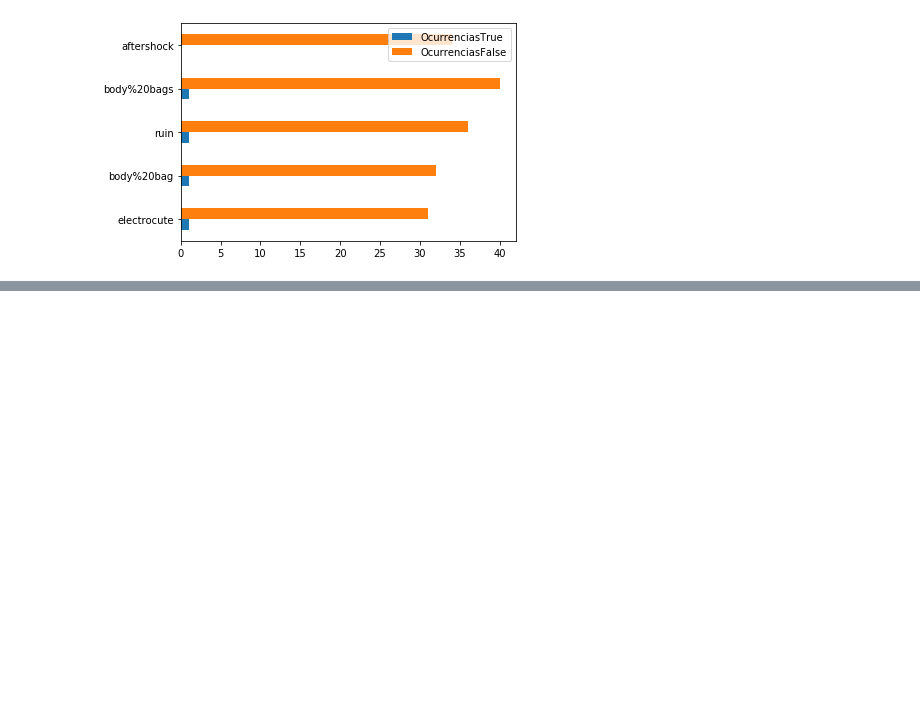
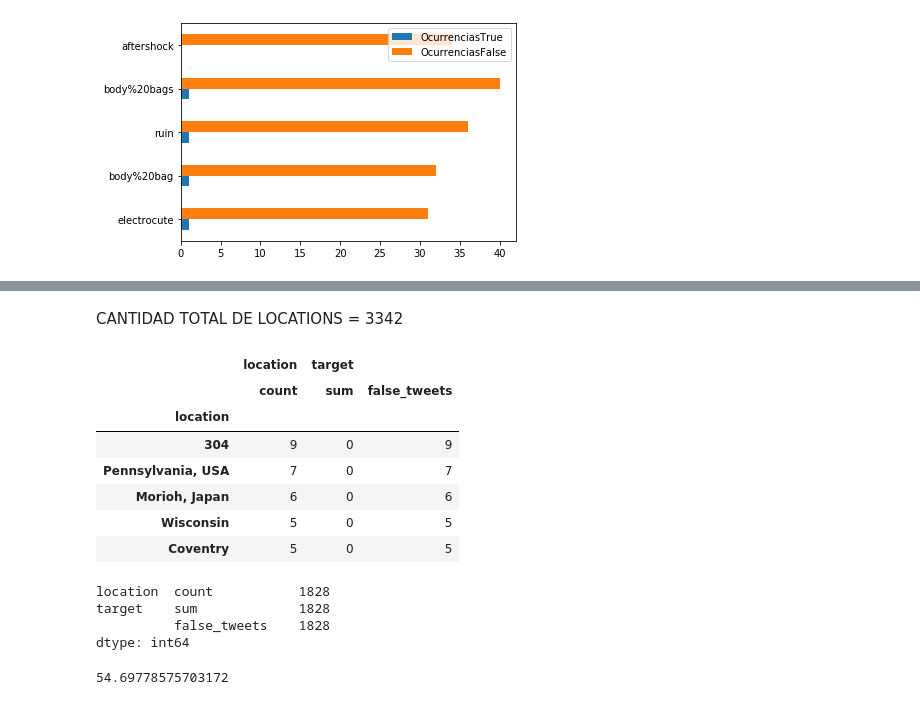
Before and after one commit to NicoGarofalo/TPDatos, a Jupyter notebook: TP1.ipynb, the cells around one changed output, grey strips where cells are left out. Saved outputs shown, nothing was run; the diff lists cells and outputs as text; code cells hidden in the pictures; blank space fills up the shorter version.

```diff
--- a/TP1.ipynb
+++ b/TP1.ipynb
@@ -300,0 +355,29 @@ ax = df.plot.barh()
+# %% [markdown]
+ CANTIDAD TOTAL DE LOCATIONS = 3342
+# %%
+#busco las locations que solo tienen tweets Falsos. Muestro el top 5
+only_false_tweets = grouped_by_location.loc[grouped_by_location[('location','count')] == grouped_by_location[('target', 'false_tweets')]]
+only_false_tweets.sort_values(('location', 'count'), ascending = False).head(5)
+# %% [output]
+|  | location | target |  |
+|  | count | sum | false_tweets |
+| location |  |  |  |
+| 304 | 9 | 0 | 9 |
+| Pennsylvania, USA | 7 | 0 | 7 |
+| Morioh, Japan | 6 | 0 | 6 |
+| Wisconsin | 5 | 0 | 5 |
+| Coventry | 5 | 0 | 5 |
+# %%
+#cuento cuantas locations SOLO tienen tweets falsos
+only_false_tweets.count()
+# %% [output]
+location  count           1828
+target    sum             1828
+          false_tweets    1828
+dtype: int64
+# %%
+#calculo el porcentaje de locations que solo tiene tweets falsos
+pct_only_false = 1828/3342*100
+pct_only_false
+# %% [output]
+54.69778575703172
```
Also changed, not shown: parts of 14 cells of this notebook.
